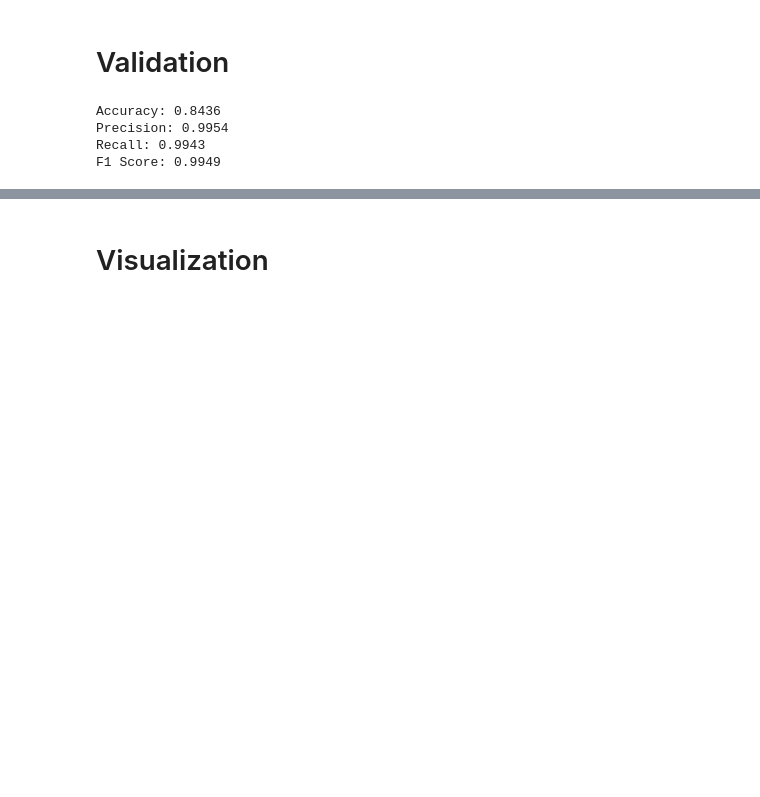
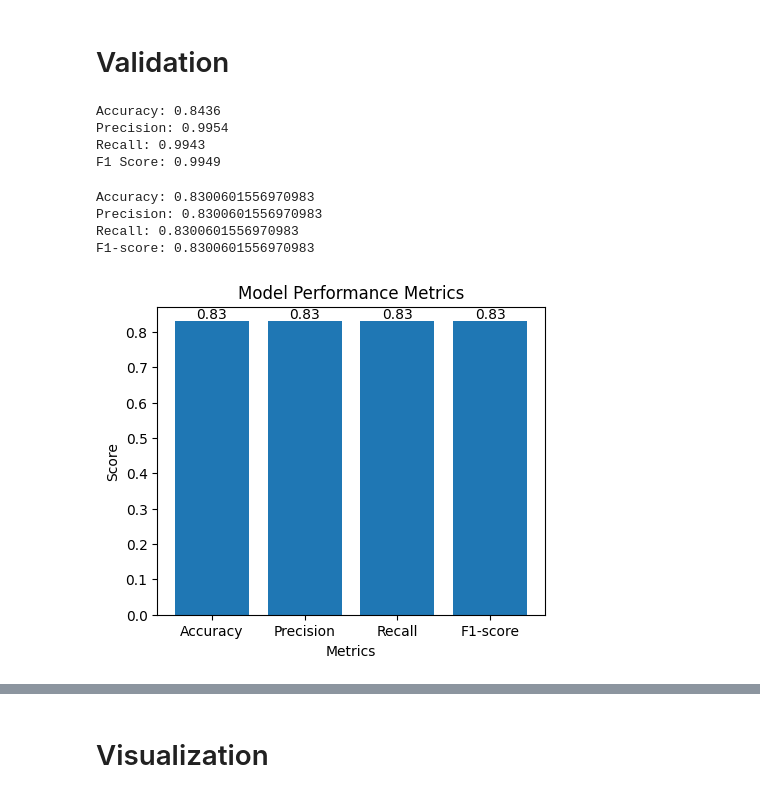
Before and after one commit to MuhammadIrzam447/visionCodes, a Jupyter notebook: images_ferramenta.ipynb, the cells around one changed output, grey strips where cells are left out. Drawn from its saved outputs; the diff is of its cells as text; code cells hidden in the pictures; blank space fills up the shorter version.

```diff
--- a/images_ferramenta.ipynb
+++ b/images_ferramenta.ipynb
@@ -274,0 +306,50 @@ F1 Score: 0.9949
+# %%
+from sklearn.metrics import accuracy_score, precision_score, recall_score, f1_score
+
+# Convert the tensors to numpy arrays
+# predicted_labels = predicted_labels.cpu().numpy()
+# true_labels = true_labels.cpu().numpy()
+
+accuracy = accuracy_score(true_labels, predicted_labels)
+precision = precision_score(true_labels, predicted_labels, average='micro')
+recall = recall_score(true_labels, predicted_labels, average='micro')
+f1 = f1_score(true_labels, predicted_labels, average='micro')
+
+print("Accuracy:", accuracy)
+print("Precision:", precision)
+print("Recall:", recall)
+print("F1-score:", f1)
+# %% [output]
+Accuracy: 0.8300601556970983
+Precision: 0.8300601556970983
+Recall: 0.8300601556970983
+F1-score: 0.8300601556970983
+# %%
+import numpy as np
+import matplotlib.pyplot as plt
+
+# Assuming you have the accuracy, precision, recall, and F1-score values computed and stored in variables
+
+labels = ['Accuracy', 'Precision', 'Recall', 'F1-score']
+values = [accuracy, precision, recall, f1]
+
+x = np.arange(len(labels))
+
+fig, ax = plt.subplots(figsize=(5, 4))
+bars = ax.bar(x, values)
+
+# Add labels, title, and legend
+ax.set_xlabel('Metrics')
+ax.set_ylabel('Score')
+ax.set_title('Model Performance Metrics')
+ax.set_xticks(x)
+ax.set_xticklabels(labels)
+
+# Write scores on top of each bar
+for i, bar in enumerate(bars):
+    score = values[i]
+    ax.text(bar.get_x() + bar.get_width() / 2, bar.get_height(), f'{score:.2f}', ha='center', va='bottom')
+
+plt.show()
+# %% [output]
+[figure, added]
```
Also changed, not shown: parts of 11 cells of this notebook.
